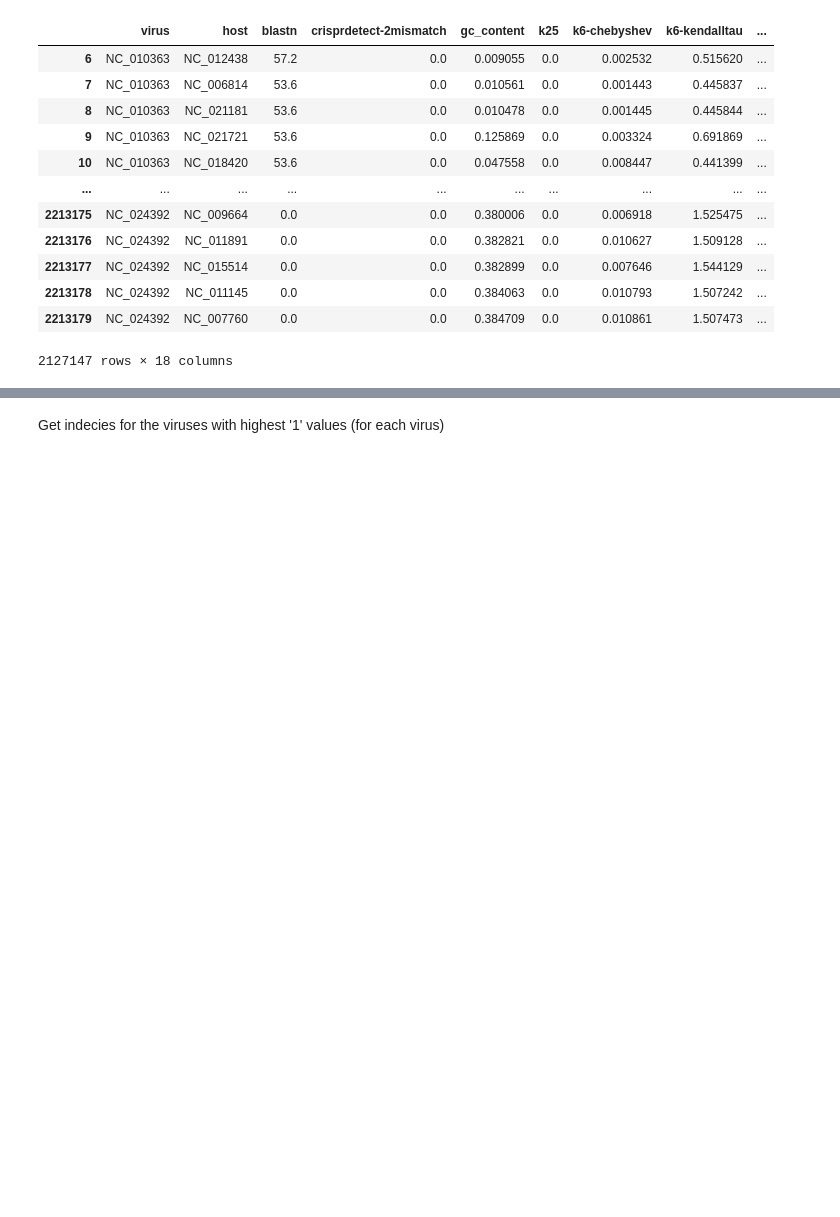
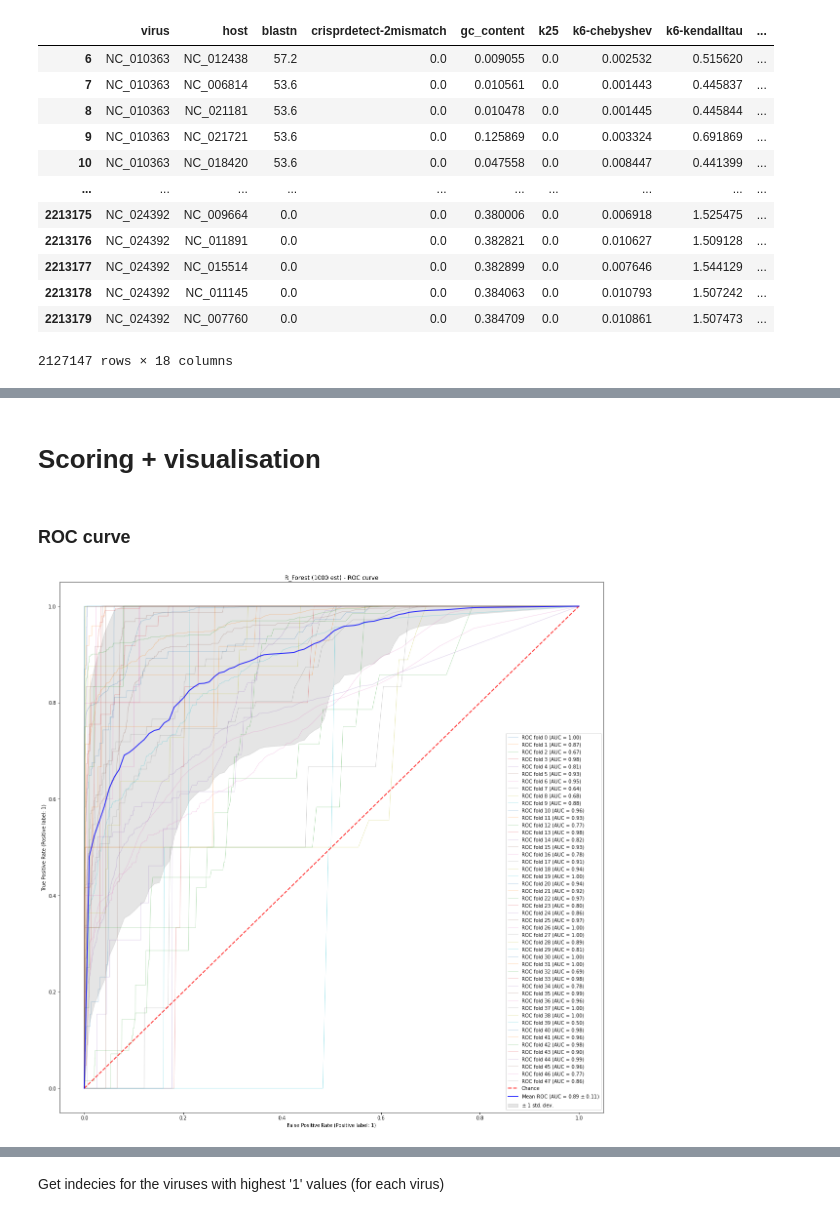
Before and after one commit to mikrzol/ML_bacteriophage_host_predicting, a Jupyter notebook: r_forest_cv.ipynb, the cells around one changed output, grey strips where cells are left out. Drawn from its saved outputs; the diff is of its cells as text; code cells hidden in the pictures; blank space fills up the shorter version.

Commit message:
add basic visualization methods

```diff
--- a/r_forest_cv.ipynb
+++ b/r_forest_cv.ipynb
@@ -109,3 +96,7 @@ len(results['estimator'])
+# %%
+model_small = RandomForestClassifier(n_estimators=200, criterion='entropy', random_state=1)
+results_small = cross_validate(model_small, X, y, scoring=scoring,
+                        cv=logo, groups=groups, n_jobs=-1, return_estimator=True)
 # %% [markdown]
 ## Get probabilities of class assignment for each element in main_df
 # %% [markdown]
@@ -142,3 +144,11 @@ for i in range(0, max(groups_main)+1):
+# %%
+prob_df_main2 = pd.DataFrame(index=range(len(df['y'])), columns=['0', '1'])
+prob_df_main2['0'] = prob_df_main2['0'].astype('float')
+prob_df_main2['1'] = prob_df_main2['1'].astype('float')
+for i in range(0, max(groups_main)+1):
+    mask_main = groups_main == i
+    prob_df_main2.loc[mask_main, ['0', '1']] = \
+        results_small['estimator'][i].predict_proba(X_main.loc[mask_main,:])
 # %% [markdown]
 Create a df with the results
 # %%
@@ -190,0 +213,4 @@ df_all
+# %% [markdown]
+# Scoring + visualisation
+# %% [markdown]
+### ROC curve
@@ -190,0 +274,4 @@ df_all
+# %%
+draw_roc_cv(df_all, 'R_Forest (1000 est)')
+# %% [output]
+[figure, added]
```
Also changed, not shown: parts of 48 cells of this notebook.
